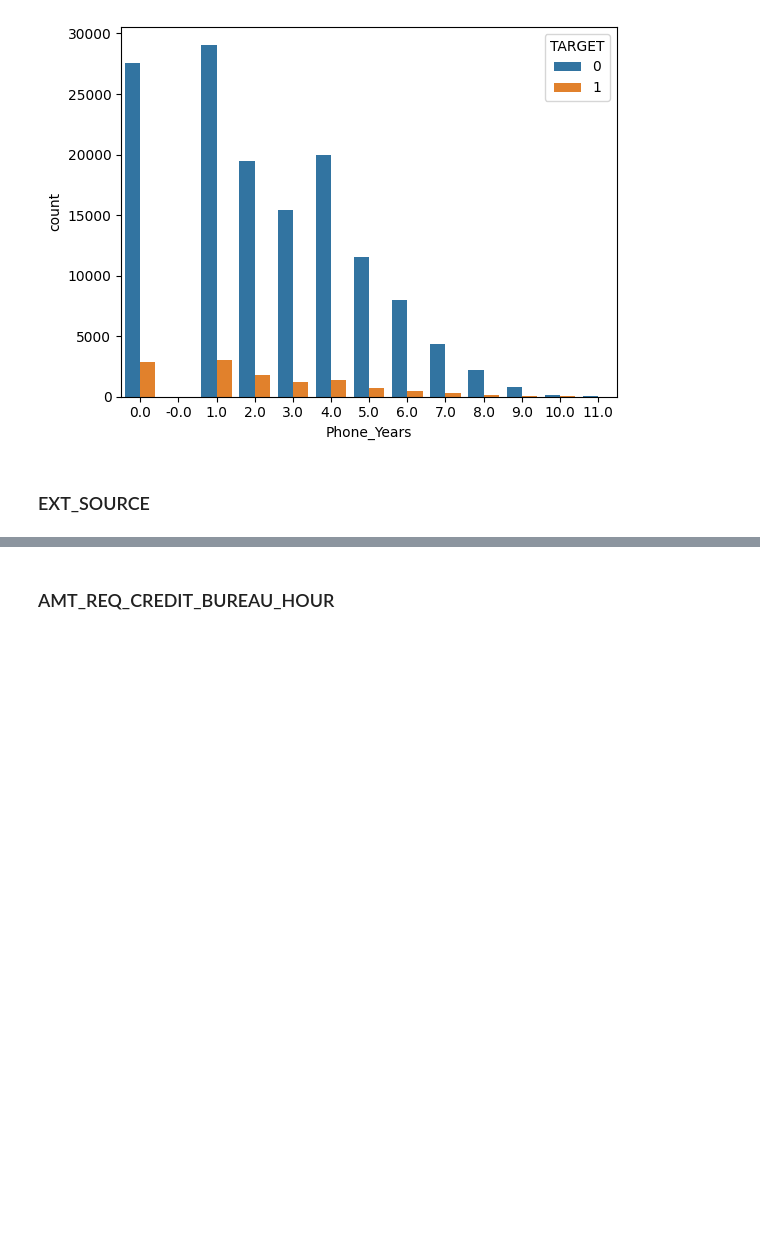
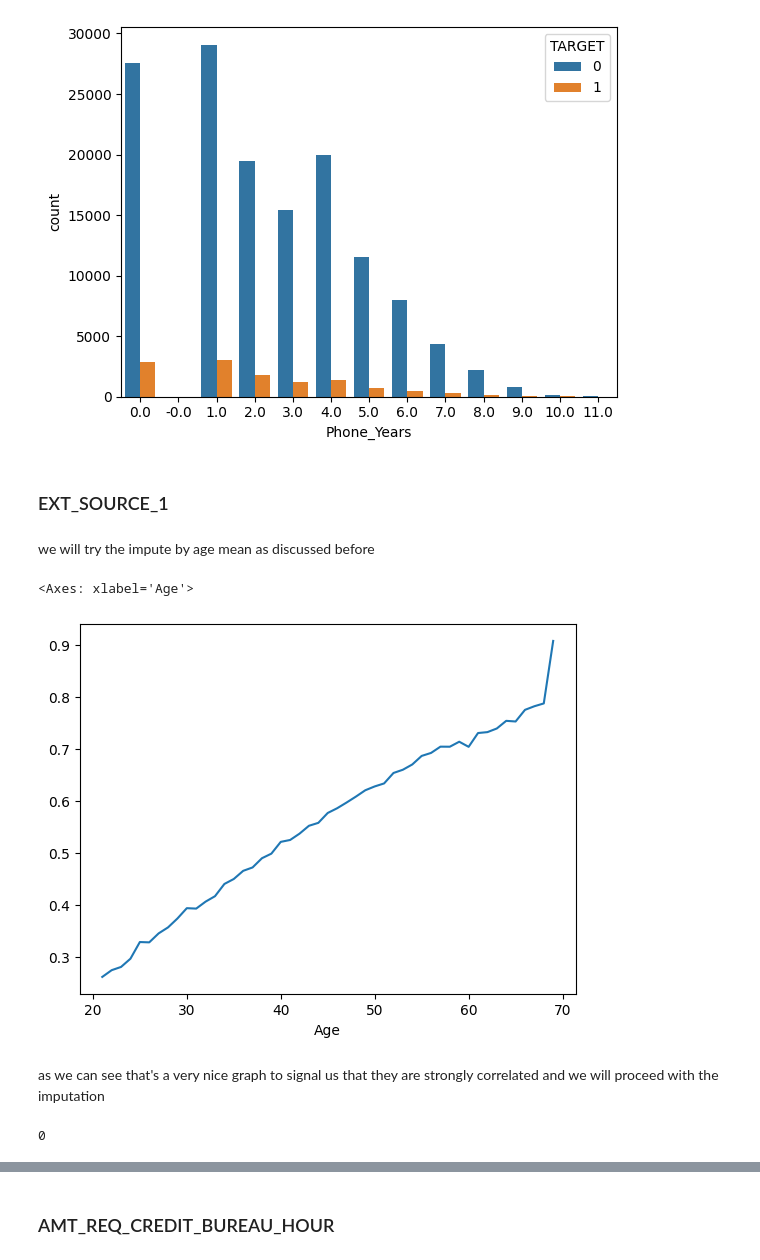
Before and after one commit to kirisame-ame/GCI-Competition, a Jupyter notebook: tutorial.ipynb, the cells around one changed output, grey strips where cells are left out. Drawn from its saved outputs; the diff is of its cells as text; code cells hidden in the pictures; blank space fills up the shorter version.

Commit message:
sub 4: EXT_RATIO and impute by age

```diff
--- a/tutorial.ipynb
+++ b/tutorial.ipynb
@@ -1027,4 +1091,22 @@ sns.countplot(data=preproc, x="Phone_Years",hue="TARGET")
 # %%
 preproc.drop(columns=["DAYS_LAST_PHONE_CHANGE"], inplace=True)
 # %% [markdown]
-### EXT_SOURCE
+### EXT_SOURCE_1
+# %% [markdown]
+we will try the impute by age mean as discussed before
+# %%
+ext_1_by_age = preproc.groupby("Age")["EXT_SOURCE_1"].mean()
+sns.lineplot(x=ext_1_by_age.index, y=ext_1_by_age.values)
+# %% [output]
+<Axes: xlabel='Age'>
+[figure, added]
+# %% [markdown]
+as we can see that's a very nice graph to signal us that they are strongly correlated and we will proceed with the imputation
+# %%
+ext_1_age_map = ext_1_by_age.to_dict()
+
+preproc['EXT_SOURCE_1'] = preproc.apply(lambda row: ext_1_age_map[row['Age']] if pd.isna(row['EXT_SOURCE_1']) else row['EXT_SOURCE_1'], axis=1)
+
+preproc['EXT_SOURCE_1'].isna().sum()
+# %% [output]
+0
```
Also changed, not shown: parts of 62 cells of this notebook, 4 other files.
